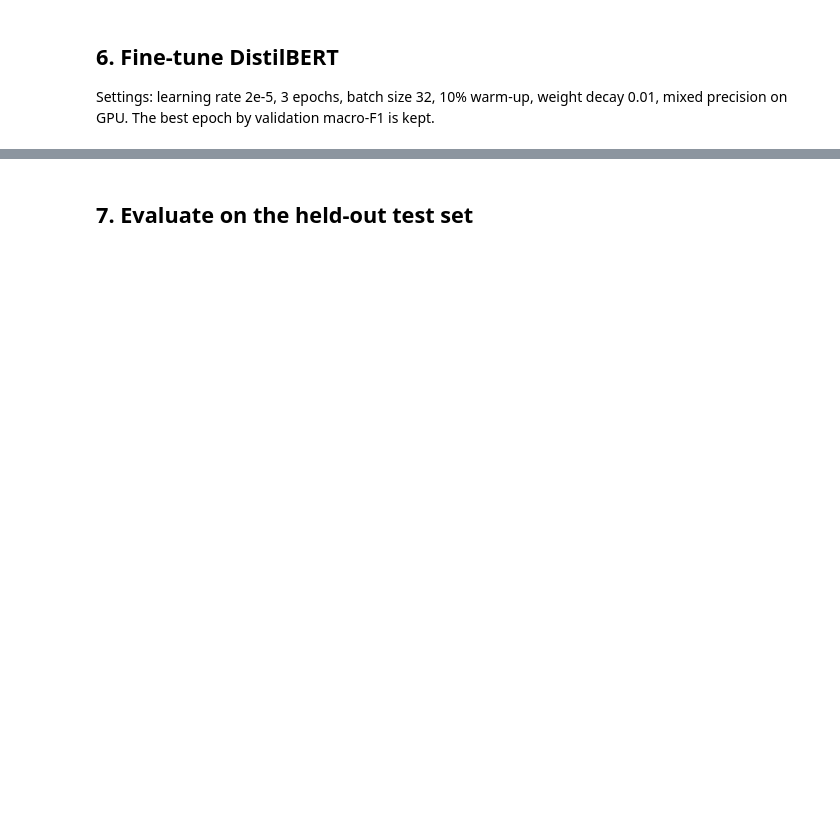
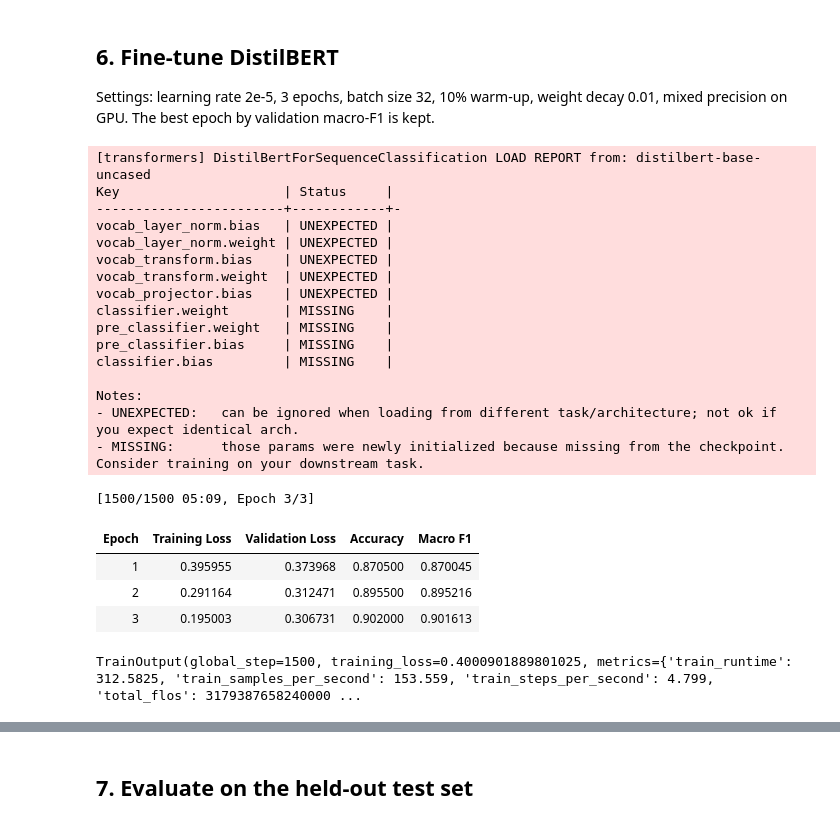
Before and after one commit to 983111/Applied-AI-ML-Projects, a Jupyter notebook: Fine Tuning- DistilBert/distilbert_it_support_classification.ipynb, the cells around one changed output, grey strips where cells are left out. Cells and saved outputs as stored; diff of their text form; code cells hidden in the pictures; blank space fills up the shorter version.

```diff
--- a/Fine Tuning- DistilBert/distilbert_it_support_classification.ipynb
+++ b/Fine Tuning- DistilBert/distilbert_it_support_classification.ipynb
@@ -67,15 +73,20 @@ Each community is a separate split of the dataset. We **stream** it and take a s
 If loading fails, see **Troubleshooting** in the README.
 # %%
 def load_site(site, n, seed=SEED):
-    last_err = None
-    for extra in ({}, {"trust_remote_code": True}):
-        try:
-            ds = load_dataset(DATASET_ID, split=site, streaming=True, **extra)
-            ds = ds.shuffle(seed=seed, buffer_size=20_000).take(n)
-            return [row["title_body"] for row in ds]
-        except Exception as e:
-            last_err = e
-    raise RuntimeError(f"Could not load split '{site}'. Last error: {last_err!r}")
+    # Stream Hugging Face auto-generated parquet split files directly using pandas
+    # This completely bypasses the legacy python loading script blocking issues
+    url = f"https://huggingface.co/api/datasets/{DATASET_ID}/parquet/{site}/train/0.parquet"
+    try:
+        # Read the parquet file into pandas directly from HTTP
+        df_shard = pd.read_parquet(url, columns=["title_body"])
+        collected = df_shard["title_body"].tolist()
+
+        # Shuffle and take the requested number of samples
+        rng = np.random.default_rng(seed)
+        rng.shuffle(collected)
+        return collected[:n]
+    except Exception as e:
+        raise RuntimeError(f"Could not load split '{site}'. Last error: {e!r}")
 
 def clean(text):
     text = re.sub(r"\s+", " ", text).strip()
@@ -160,34 +217,63 @@ def compute_metrics(eval_pred):
     preds = np.argmax(logits, axis=-1)
     return {"accuracy": accuracy_score(labels, preds),
             "macro_f1": f1_score(labels, preds, average="macro")}
 
+# Calculate total training steps to set warmup_steps manually
+num_train_samples = len(tok["train"])
+steps_per_epoch = num_train_samples // BATCH_SIZE
+total_steps = steps_per_epoch * EPOCHS
+warmup_steps = int(total_steps * 0.1)
+
 args = TrainingArguments(
     output_dir="distilbert-it-support",
     num_train_epochs=EPOCHS,
     per_device_train_batch_size=BATCH_SIZE,
     per_device_eval_batch_size=64,
     learning_rate=LR,
     weight_decay=0.01,
-    warmup_ratio=0.1,
+    warmup_steps=warmup_steps,
     eval_strategy="epoch",
     save_strategy="epoch",
     save_total_limit=1,
     load_best_model_at_end=True,
     metric_for_best_model="macro_f1",
     fp16=torch.cuda.is_available(),
     logging_steps=50,
     report_to="none",
     seed=SEED,
 )
 
 trainer = Trainer(
     model=model, args=args,
     train_dataset=tok["train"], eval_dataset=tok["validation"],
     processing_class=tokenizer,
     data_collator=DataCollatorWithPadding(tokenizer),
     compute_metrics=compute_metrics,
 )
 trainer.train()
+# %% [output]
+[transformers] DistilBertForSequenceClassification LOAD REPORT from: distilbert-base-uncased
+Key                     | Status     |
+------------------------+------------+-
+vocab_layer_norm.bias   | UNEXPECTED |
+vocab_layer_norm.weight | UNEXPECTED |
+vocab_transform.bias    | UNEXPECTED |
+vocab_transform.weight  | UNEXPECTED |
+vocab_projector.bias    | UNEXPECTED |
+classifier.weight       | MISSING    |
+pre_classifier.weight   | MISSING    |
+pre_classifier.bias     | MISSING    |
+classifier.bias         | MISSING    |
+
+Notes:
+- UNEXPECTED:   can be ignored when loading from different task/architecture; not ok if you expect identical arch.
+- MISSING:      those params were newly initialized because missing from the checkpoint. Consider training on your downstream task.
+[1500/1500 05:09, Epoch 3/3]
+| Epoch | Training Loss | Validation Loss | Accuracy | Macro F1 |
+| 1 | 0.395955 | 0.373968 | 0.870500 | 0.870045 |
+| 2 | 0.291164 | 0.312471 | 0.895500 | 0.895216 |
+| 3 | 0.195003 | 0.306731 | 0.902000 | 0.901613 |
+TrainOutput(global_step=1500, training_loss=0.4000901889801025, metrics={'train_runtime': 312.5825, 'train_samples_per_second': 153.559, 'train_steps_per_second': 4.799, 'total_flos': 3179387658240000 ...
 # %%
 logs = pd.DataFrame(trainer.state.log_history)
 fig, ax = plt.subplots(1, 2, figsize=(11, 3.8))
```
Also changed, not shown: parts of 14 cells of this notebook.
